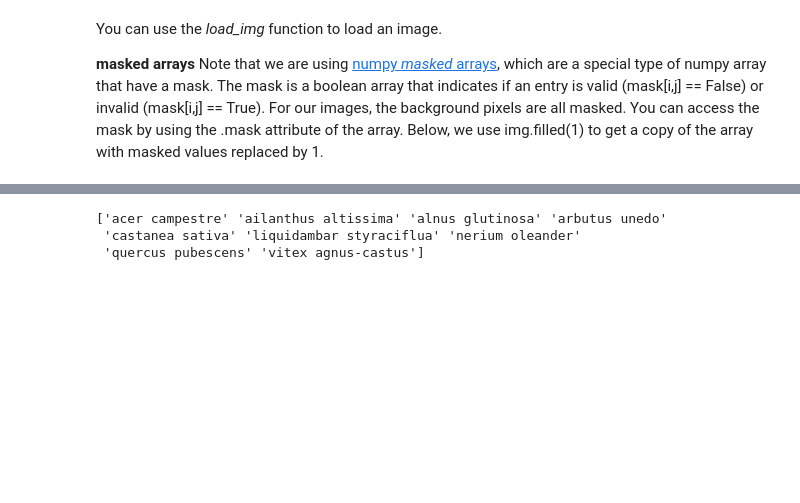
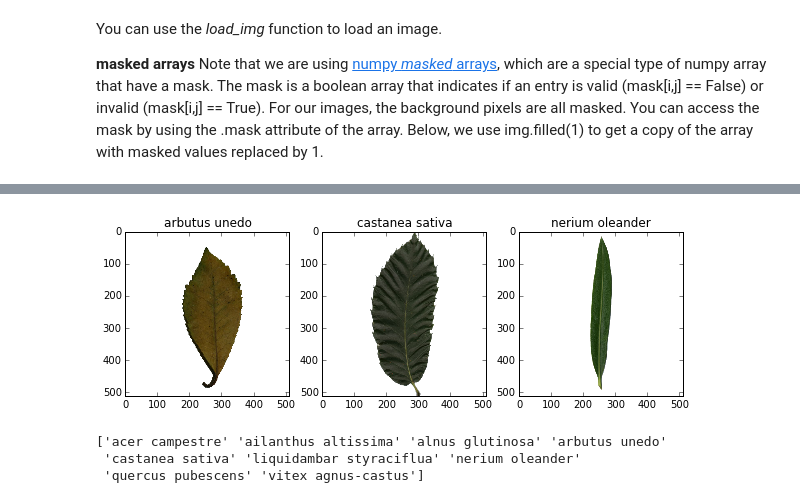
Before and after one commit to RossierFl/MLBD-lab2, a Jupyter notebook: lab2_assignment.ipynb, the cells around one changed output, grey strips where cells are left out. Drawn from its saved outputs; the diff is of its cells as text; code cells hidden in the pictures; blank space fills up the shorter version.

```diff
--- a/lab2_assignment.ipynb
+++ b/lab2_assignment.ipynb
@@ -107,6 +107,6 @@ pl.figure(figsize=(10, 3))
 for i, idx in enumerate(examples):
     pl.subplot(1, 3, i + 1)
     img = load_img(meta.iloc[idx]['basename'])
-    pl.title(meta.iloc[idx]['classid'])examples
+    pl.title(meta.iloc[idx]['classid'])
     pl.imshow(img.filled(1))
 # %% [output]
@@ -114,3 +113,4 @@ SyntaxError: invalid syntax (<ipython-input-9-ef19b35eb89a>, line 8)
+[figure, added]
 # %%
 # The classes we will work with
 print np.unique(meta['classid'])
```
Also changed, not shown: parts of 11 cells of this notebook.
